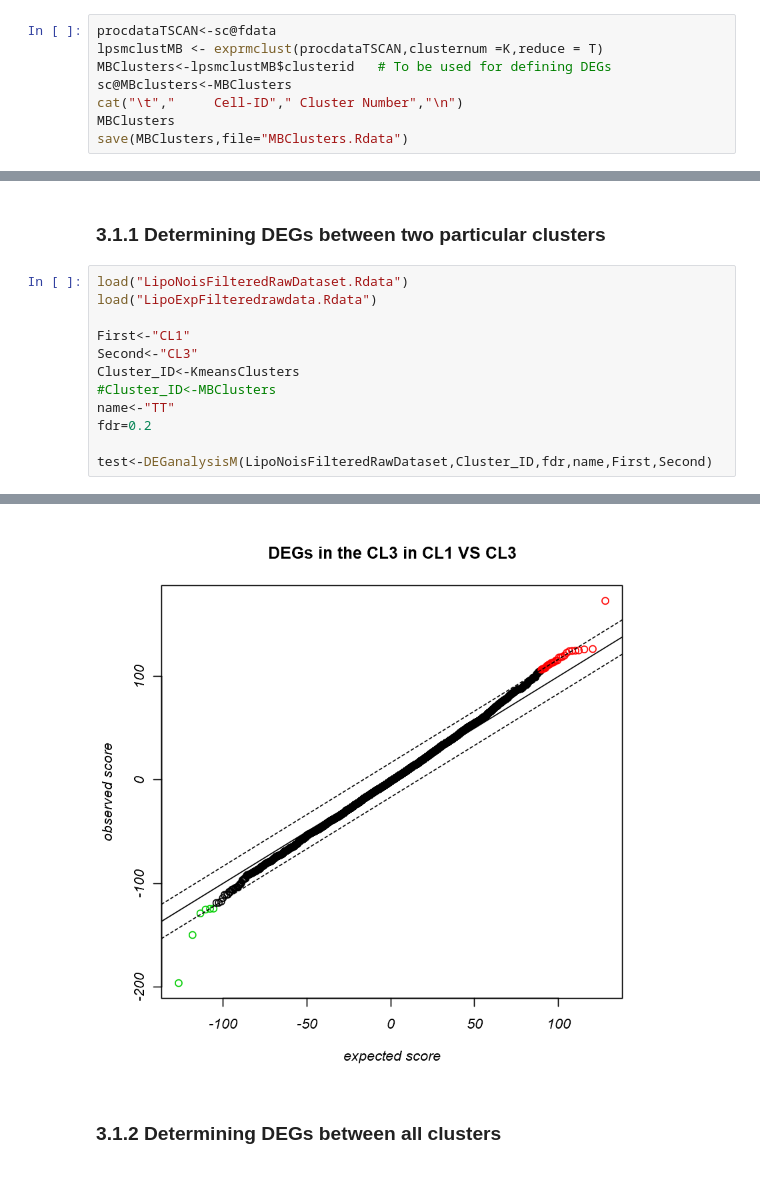
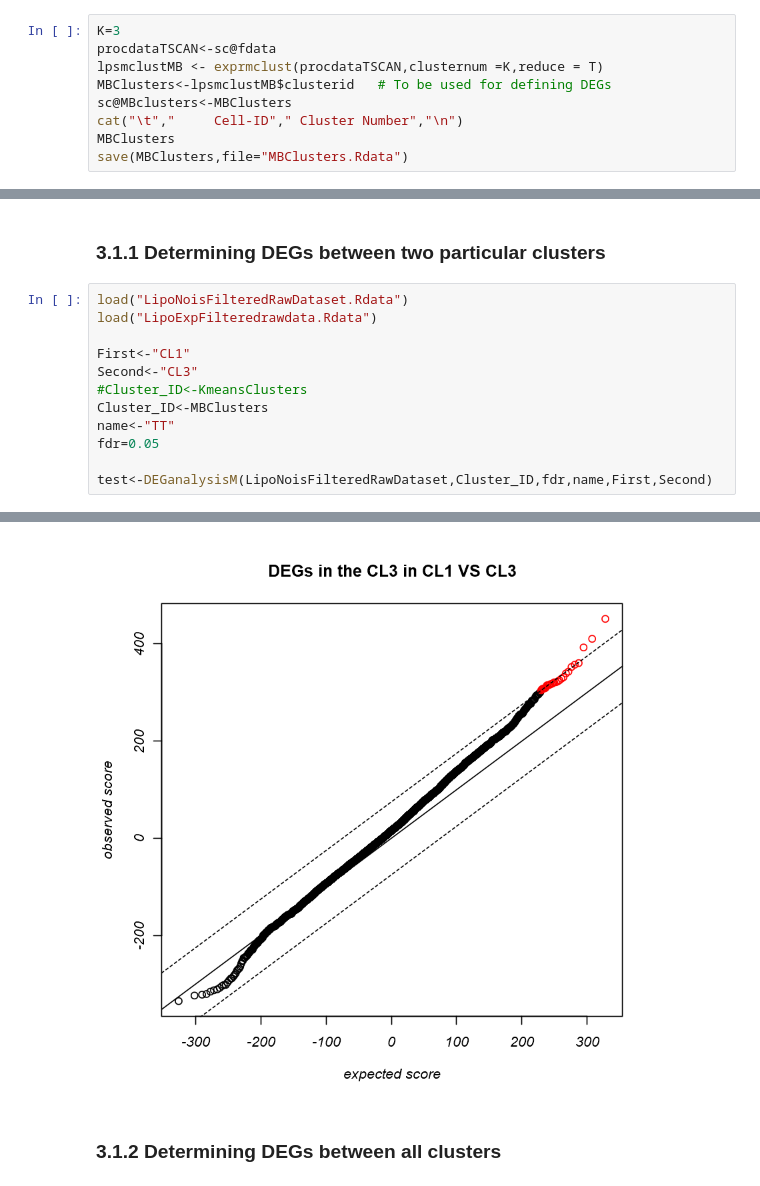
Before and after one commit to SystemsBiologist/PSCAN, a Jupyter notebook: PSCAN.test.ipynb, the cells around one changed output, grey strips where cells are left out. Drawn from its saved outputs; the diff is of its cells as text.

```diff
--- a/PSCAN.test.ipynb
+++ b/PSCAN.test.ipynb
@@ -372,6 +372,7 @@ Model-based clustering assumes that the data are generated by a model and attemp
 # %% [markdown]
 #### 2.2.1. Defining the Cells in the clusters generated by model-based clustering
 # %%
+K=3
 procdataTSCAN<-sc@fdata
 lpsmclustMB <- exprmclust(procdataTSCAN,clusternum =K,reduce = T)
 MBClusters<-lpsmclustMB$clusterid   # To be used for defining DEGs
@@ -545,10 +548,10 @@ load("LipoExpFilteredrawdata.Rdata")
 
 First<-"CL1"
 Second<-"CL3"
-Cluster_ID<-KmeansClusters
-#Cluster_ID<-MBClusters
+#Cluster_ID<-KmeansClusters
+Cluster_ID<-MBClusters
 name<-"TT"
-fdr=0.2
+fdr=0.05
 
 test<-DEGanalysisM(LipoNoisFilteredRawDataset,Cluster_ID,fdr,name,First,Second)
 # %% [output]
@@ -569,7 +572,7 @@ perm= 9
                           File name
 1 Low-regulated-TTCL3inCL1VSCL3.csv
 2  Up-regulated-TTCL1inCL1VSCL3.csv
-[figure, old version]
+[figure, new version]
 # %% [markdown]
 ### 3.1.2 Determining DEGs between all clusters
 # %%
```
Also changed, not shown: parts of 17 cells of this notebook.
